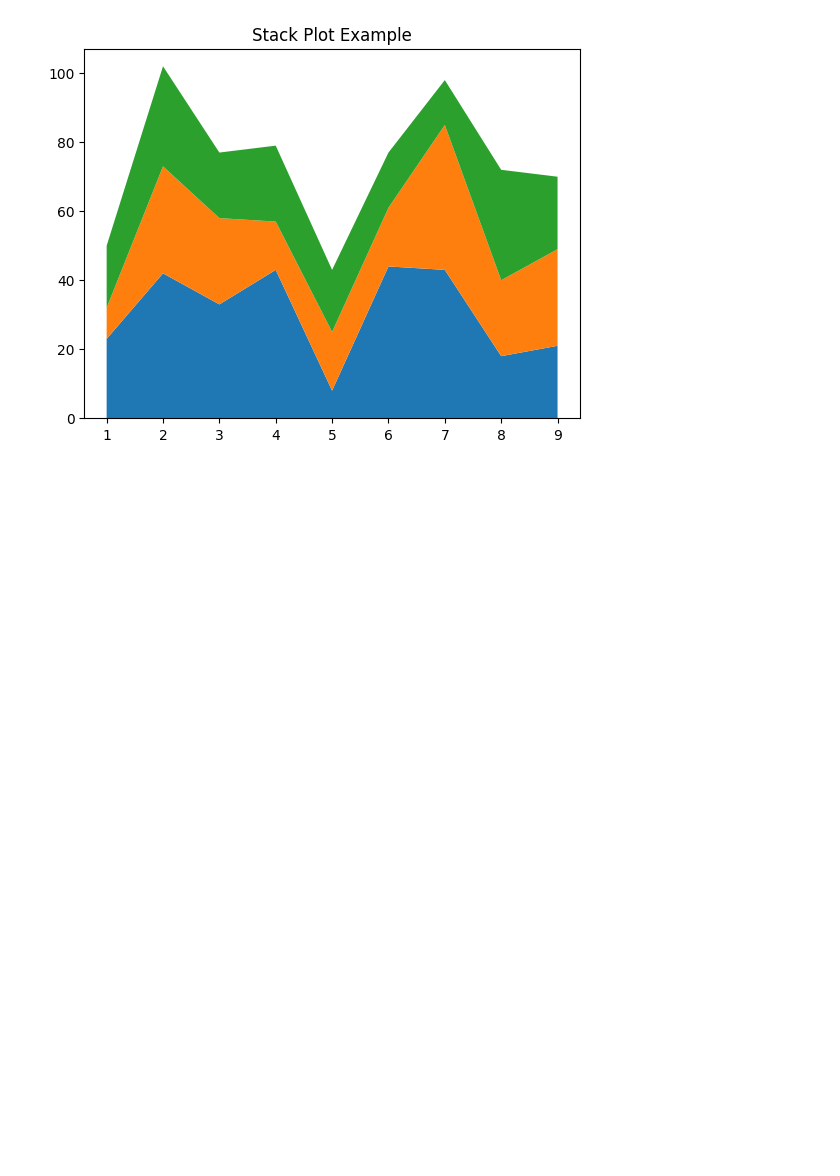
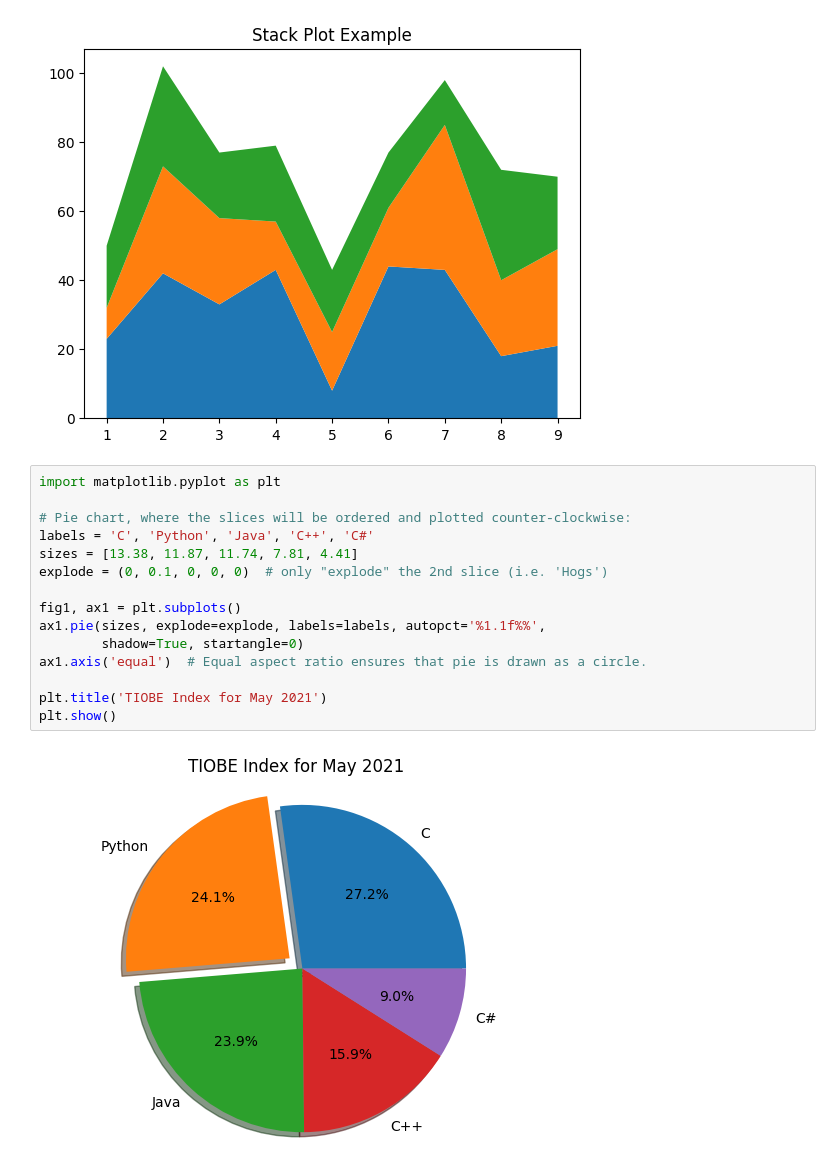
Before and after one commit to harmkenn/Python-Workbooks, a Jupyter notebook: python-course.eu/E_PC12_MatPlotLib.ipynb, the cells around one changed output. Drawn from its saved outputs; the diff is of its cells as text; blank space fills up the shorter version.

```diff
--- a/python-course.eu/E_PC12_MatPlotLib.ipynb
+++ b/python-course.eu/E_PC12_MatPlotLib.ipynb
@@ -115,3 +115,20 @@ plt.title('Stack Plot Example')
 plt.show()
 # %% [output]
 [figure]
+# %%
+import matplotlib.pyplot as plt
+
+# Pie chart, where the slices will be ordered and plotted counter-clockwise:
+labels = 'C', 'Python', 'Java', 'C++', 'C#'
+sizes = [13.38, 11.87, 11.74, 7.81, 4.41]
+explode = (0, 0.1, 0, 0, 0)  # only "explode" the 2nd slice (i.e. 'Hogs')
+
+fig1, ax1 = plt.subplots()
+ax1.pie(sizes, explode=explode, labels=labels, autopct='%1.1f%%',
+        shadow=True, startangle=0)
+ax1.axis('equal')  # Equal aspect ratio ensures that pie is drawn as a circle.
+
+plt.title('TIOBE Index for May 2021')
+plt.show()
+# %% [output]
+[figure, added]
```
Also changed, not shown: parts of 1 cell of this notebook.
